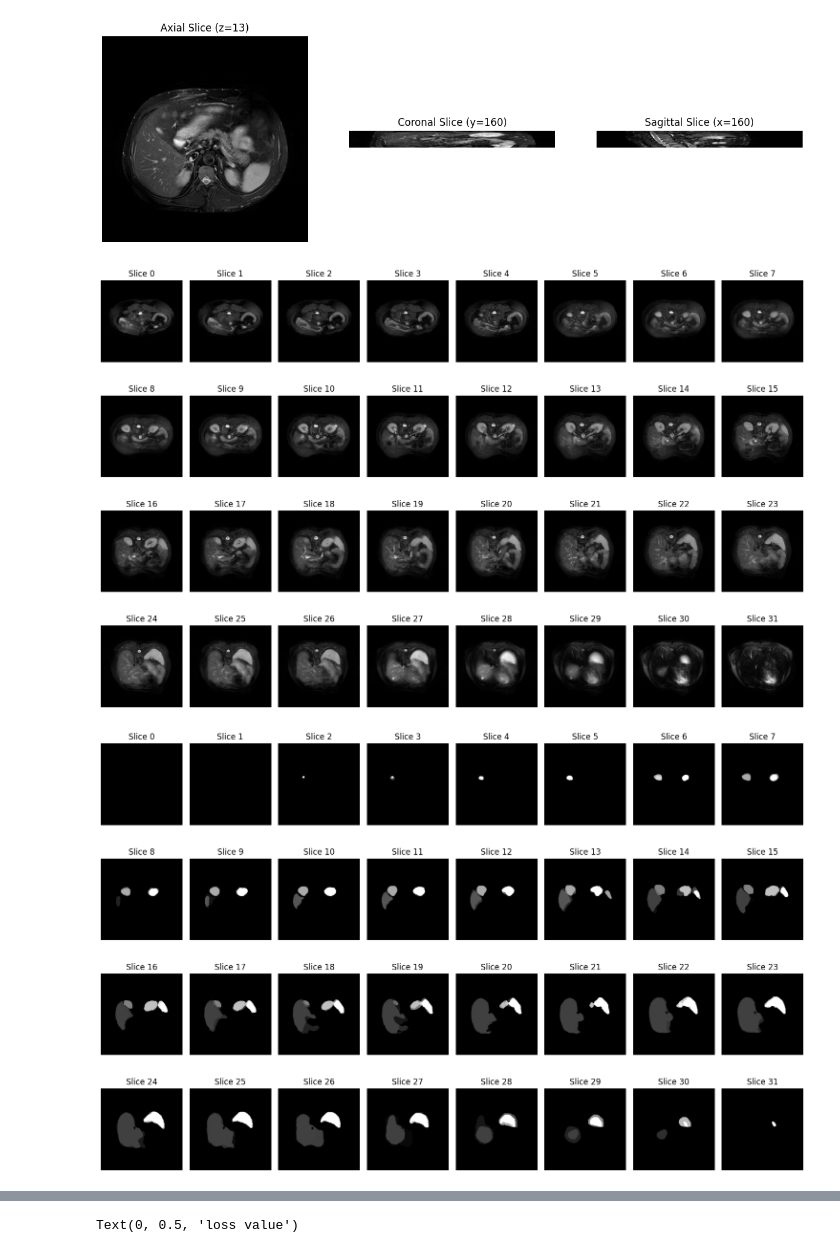
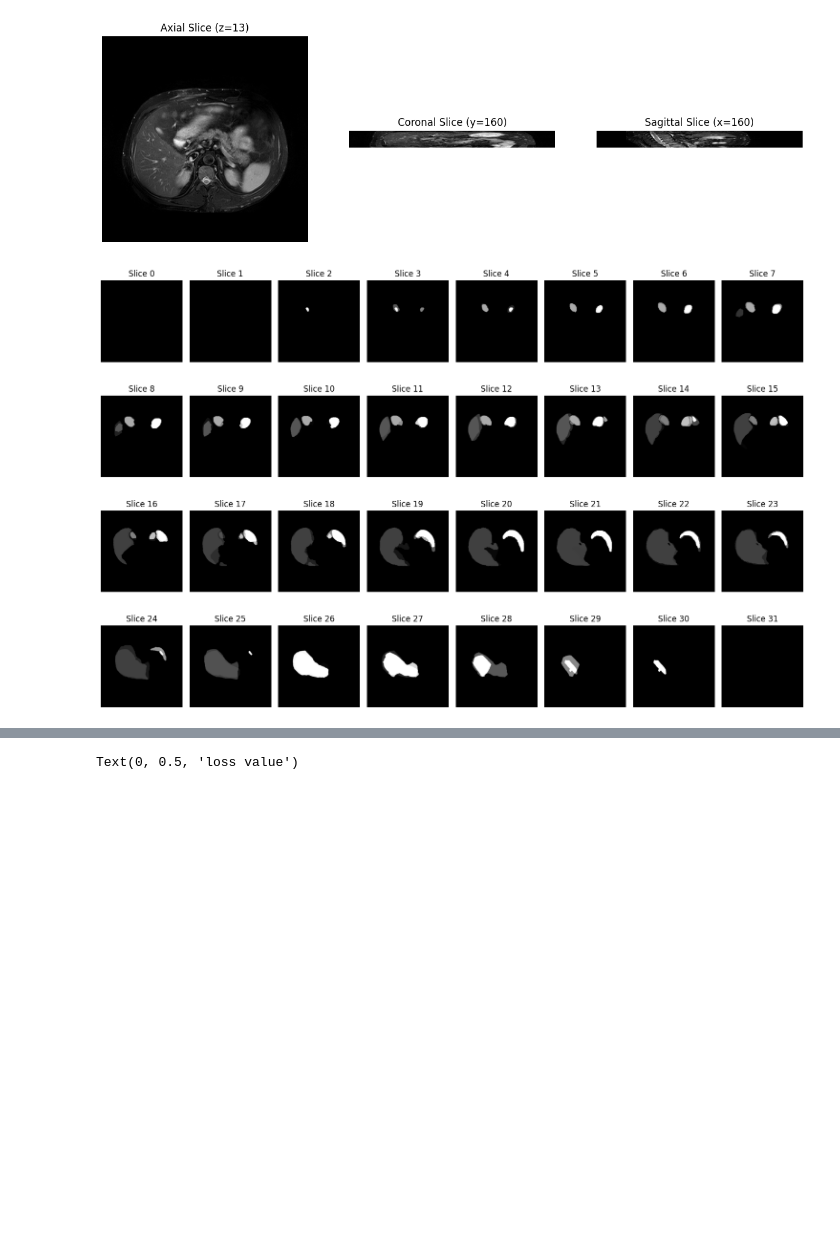
Before and after one commit to Joub2332/Attention-based-Unet-for-Segmentation, a Jupyter notebook: Architecture U-net.ipynb, the cells around one changed output, grey strips where cells are left out. Cells and saved outputs as stored; diff of their text form; code cells hidden in the pictures; blank space fills up the shorter version.

```diff
--- a/Architecture U-net.ipynb
+++ b/Architecture U-net.ipynb
@@ -197,9 +197,13 @@ target_shape = (256, 256, 32)
 src_data = [resize_tensor(load_nii_to_tensor(src), target_shape) for src in all_src_files]
 mask_data = [resize_tensor(load_nii_to_tensor(mask), target_shape) for mask in all_mask_files]
 
+valSize=0.1 # Proportion des données de validations
+testSize=0.1 # Proportion des donées de test
+trainSize=0.8 #Proportion des données d'entrainement
 # Séparer les données en ensembles d'entraînement et de test (80% train, 20% test)
-train_src, test_src, train_mask, test_mask = train_test_split(src_data, mask_data, test_size=0.2, random_state=42)
-
+train_src, temp_src, train_mask, temp_mask = train_test_split(src_data, mask_data, test_size=valSize+testSize, random_state=42)
+valProp=valSize/(valSize+testSize)
+val_src,test_src,val_mask,test_mask=train_test_split(temp_src, temp_mask, test_size=1-valProp, random_state=42)
 # Convertir en tensors PyTorch
 x_train = torch.stack(train_src)  # Ensemble d'entraînement (inputs)
 y_train = torch.stack(train_mask)  # Ensemble d'entraînement (labels)
@@ -207,9 +211,13 @@ y_train = torch.stack(train_mask)  # Ensemble d'entraînement (labels)
 x_test = torch.stack(test_src)  # Ensemble de test (inputs)
 y_test = torch.stack(test_mask)  # Ensemble de test (labels)
 
+x_val=torch.stack(val_src) # Ensemble de validation (inputs)
+y_val=torch.stack(val_mask) # Ensemble de validation (labels)
+
 # Afficher les formes finales des tensors
 print(f'Train X shape: {x_train.shape}, Train Y shape: {y_train.shape}')
 print(f'Test X shape: {x_train.shape}, Test Y shape: {y_train.shape}')
+print(f'Validation X shape: {x_val.shape}, Validation Y shape: {y_val.shape}')
 # %% [output]
 Tailles des fichiers sources (src) :
 02-T2SPIR-src.nii.gz : (320, 320, 26)
@@ -743,7 +732,7 @@ def show_32_slices(tensor_3d):
 
 # Afficher toutes les tranches de x_train[0] selon l'axe de profondeur (axis=0)
 
-def display_all_slices(nii_file, axis=2, max_slices=16):
+def display_all_slices(nii_file, axis=2, max_slices=32):
     """
     Affiche les slices d'un fichier NIfTI dans une grille de sous-plots.
 
@@ -767,35 +756,36 @@ def display_all_slices(nii_file, axis=2, max_slices=16):
 
     # Créer la figure pour les sous-plots
     fig, axes = plt.subplots(rows, cols, figsize=(12, 12))
 
     # Si le nombre de sous-plots est inférieur aux cases dans la grille
     axes = axes.flatten()
 
     # Afficher chaque slice dans un sous-plot
     for i in range(num_slices_to_display):
         if axis == 0:  # Sagittal
             slice_img = img_data[i, :, :]
         elif axis == 1:  # Coronal
             slice_img = img_data[:, i, :]
         elif axis == 2:  # Axial
             slice_img = img_data[:, :, i]
 
         axes[i].imshow(np.rot90(slice_img), cmap='gray')
         axes[i].axis('off')
         axes[i].set_title(f'Slice {i+1}/{num_slices}')
 
     # Cacher les axes non utilisés si la grille est plus grande que le nombre de slices
     for ax in axes[num_slices_to_display:]:
         ax.axis('off')
 
     plt.tight_layout()
     plt.show()
 
 # Exemple d'utilisation
 #modifier l'appel au masque en appelant directement x_train1
-show_32_slices(x_train[0]) # Image pas dans le bon sens
-show_32_slices(y_train[0]) # Image pas dans le bon sens
-display_all_slices('predicted_mask_train0test29.0.nii.gz', axis=2, max_slices=32)
+#show_32_slices(x_train[0]) # Image pas dans le bon sens
+#show_32_slices(y_train[0]) # Image pas dans le bon sens
+#display_all_slices('predicted_mask_train0test49.0.nii.gz', axis=2, max_slices=32)
+#display_all_slices("predicted_mask_test0.nii.gz")
+show_32_slices(y_val[0])
 # %% [output]
-[figure, old version]
+[figure, new version]
-[figure, removed]
```
Also changed, not shown: parts of 10 cells of this notebook, 2 other files.
